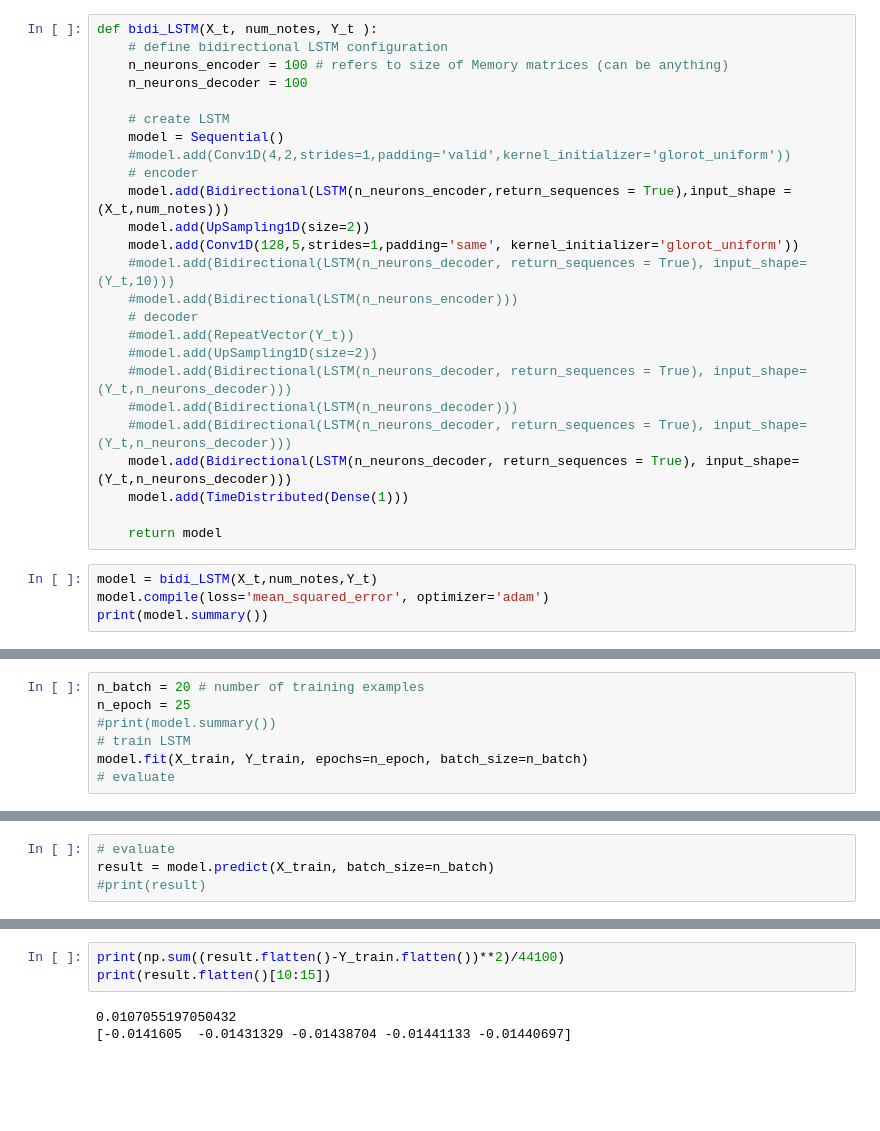
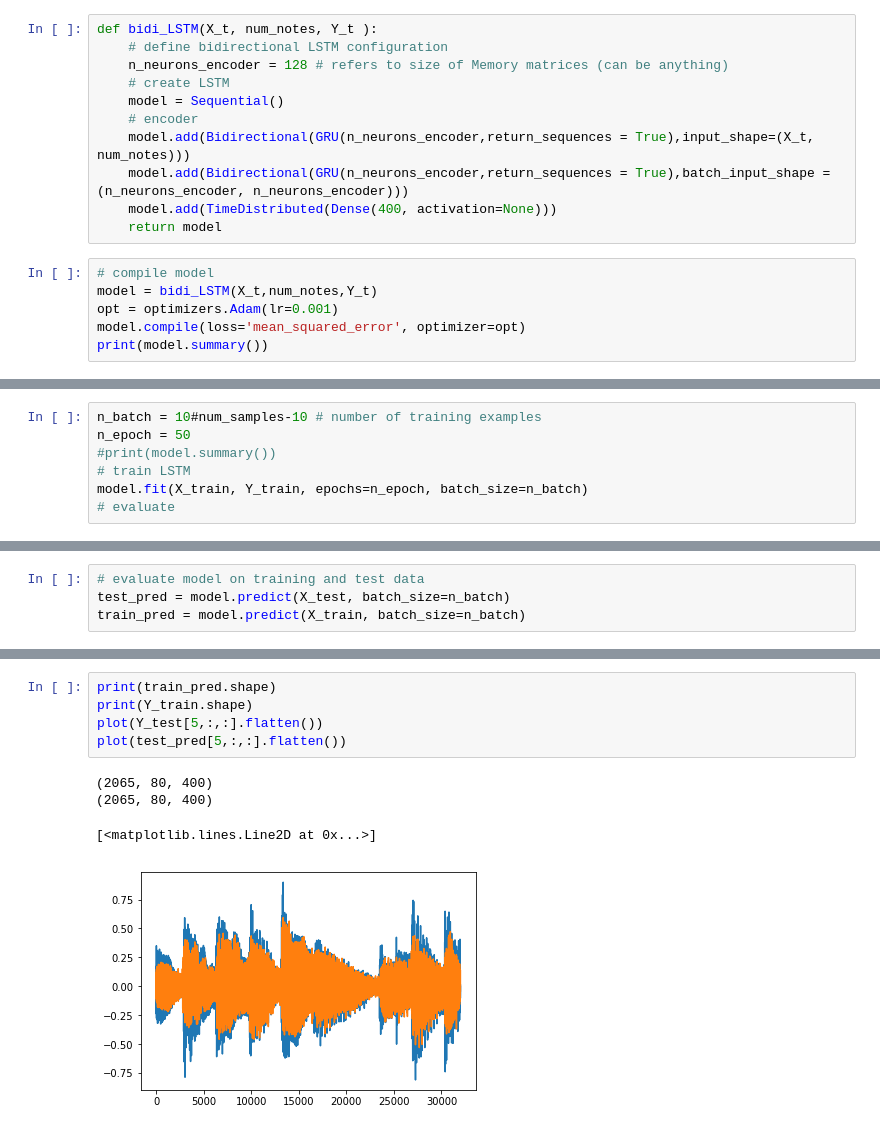
Before and after one commit to 410k/CS230-final-project, a Jupyter notebook: CS230_Project.ipynb, the cells around one changed output, grey strips where cells are left out. Saved outputs shown, nothing was run; the diff lists cells and outputs as text; blank space fills up the shorter version.

```diff
--- a/CS230_Project.ipynb
+++ b/CS230_Project.ipynb
@@ -45,31 +56,19 @@ plot(Y_train[100][:].flatten())
 # %%
 def bidi_LSTM(X_t, num_notes, Y_t ):
     # define bidirectional LSTM configuration
-    n_neurons_encoder = 100 # refers to size of Memory matrices (can be anything)
-    n_neurons_decoder = 100
-
+    n_neurons_encoder = 128 # refers to size of Memory matrices (can be anything)
     # create LSTM
     model = Sequential()
-    #model.add(Conv1D(4,2,strides=1,padding='valid',kernel_initializer='glorot_uniform'))
     # encoder
-    model.add(Bidirectional(LSTM(n_neurons_encoder,return_sequences = True),input_shape = (X_t,num_notes)))
-    model.add(UpSampling1D(size=2))
-    model.add(Conv1D(128,5,strides=1,padding='same', kernel_initializer='glorot_uniform'))
-    #model.add(Bidirectional(LSTM(n_neurons_decoder, return_sequences = True), input_shape=(Y_t,10)))
-    #model.add(Bidirectional(LSTM(n_neurons_encoder)))
-    # decoder
-    #model.add(RepeatVector(Y_t))
-    #model.add(UpSampling1D(size=2))
-    #model.add(Bidirectional(LSTM(n_neurons_decoder, return_sequences = True), input_shape=(Y_t,n_neurons_decoder)))
-    #model.add(Bidirectional(LSTM(n_neurons_decoder)))
-    #model.add(Bidirectional(LSTM(n_neurons_decoder, return_sequences = True), input_shape=(Y_t,n_neurons_decoder)))
-    model.add(Bidirectional(LSTM(n_neurons_decoder, return_sequences = True), input_shape=(Y_t,n_neurons_decoder)))
-    model.add(TimeDistributed(Dense(1)))
-
+    model.add(Bidirectional(GRU(n_neurons_encoder,return_sequences = True),input_shape=(X_t, num_notes)))
+    model.add(Bidirectional(GRU(n_neurons_encoder,return_sequences = True),batch_input_shape = (n_neurons_encoder, n_neurons_encoder)))
+    model.add(TimeDistributed(Dense(400, activation=None)))
     return model
 # %%
+# compile model
 model = bidi_LSTM(X_t,num_notes,Y_t)
-model.compile(loss='mean_squared_error', optimizer='adam')
+opt = optimizers.Adam(lr=0.001)
+model.compile(loss='mean_squared_error', optimizer=opt)
 print(model.summary())
 # %% [output]
 _________________________________________________________________
@@ -91,8 +86,8 @@ Non-trainable params: 0
 _________________________________________________________________
 None
 # %%
-n_batch = 20 # number of training examples
-n_epoch = 25
+n_batch = 10#num_samples-10 # number of training examples
+n_epoch = 50
 #print(model.summary())
 # train LSTM
 model.fit(X_train, Y_train, epochs=n_epoch, batch_size=n_batch)
@@ -102,4 +114,4 @@ NameError: name 'model' is not defined
 # %%
-# evaluate
-result = model.predict(X_train, batch_size=n_batch)
-#print(result)
+# evaluate model on training and test data
+test_pred = model.predict(X_test, batch_size=n_batch)
+train_pred = model.predict(X_train, batch_size=n_batch)
@@ -115,6 +118,10 @@ plot(Y_train[15,:])
-# %%
-print(np.sum((result.flatten()-Y_train.flatten())**2)/44100)
-print(result.flatten()[10:15])
-# %% [output]
-0.0107055197050432
-[-0.0141605  -0.01431329 -0.01438704 -0.01441133 -0.01440697]
+# %%
+print(train_pred.shape)
+print(Y_train.shape)
+plot(Y_test[5,:,:].flatten())
+plot(test_pred[5,:,:].flatten())
+# %% [output]
+(2065, 80, 400)
+(2065, 80, 400)
+[<matplotlib.lines.Line2D at 0x...>]
+[figure, added]
```
Also changed, not shown: parts of 9 cells of this notebook.
